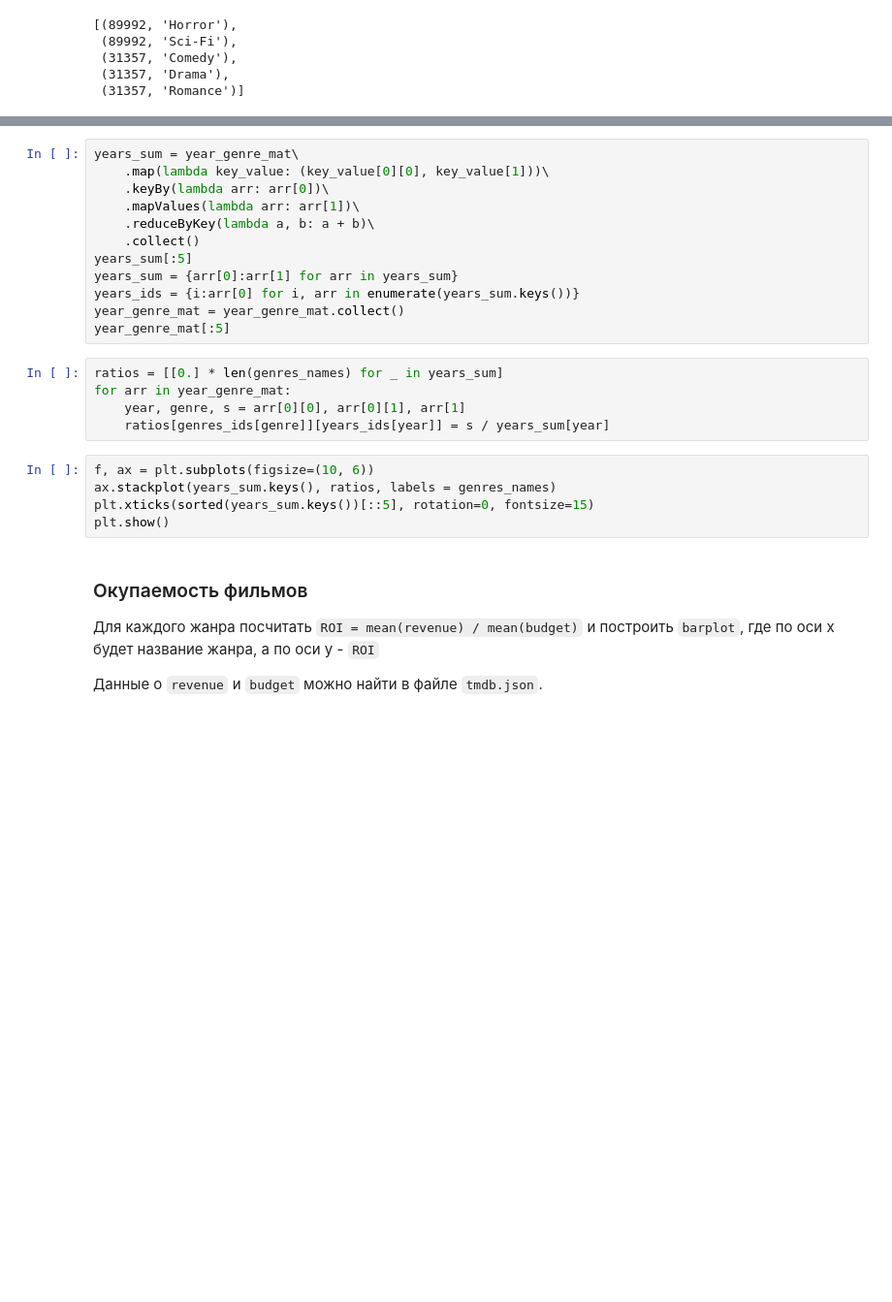
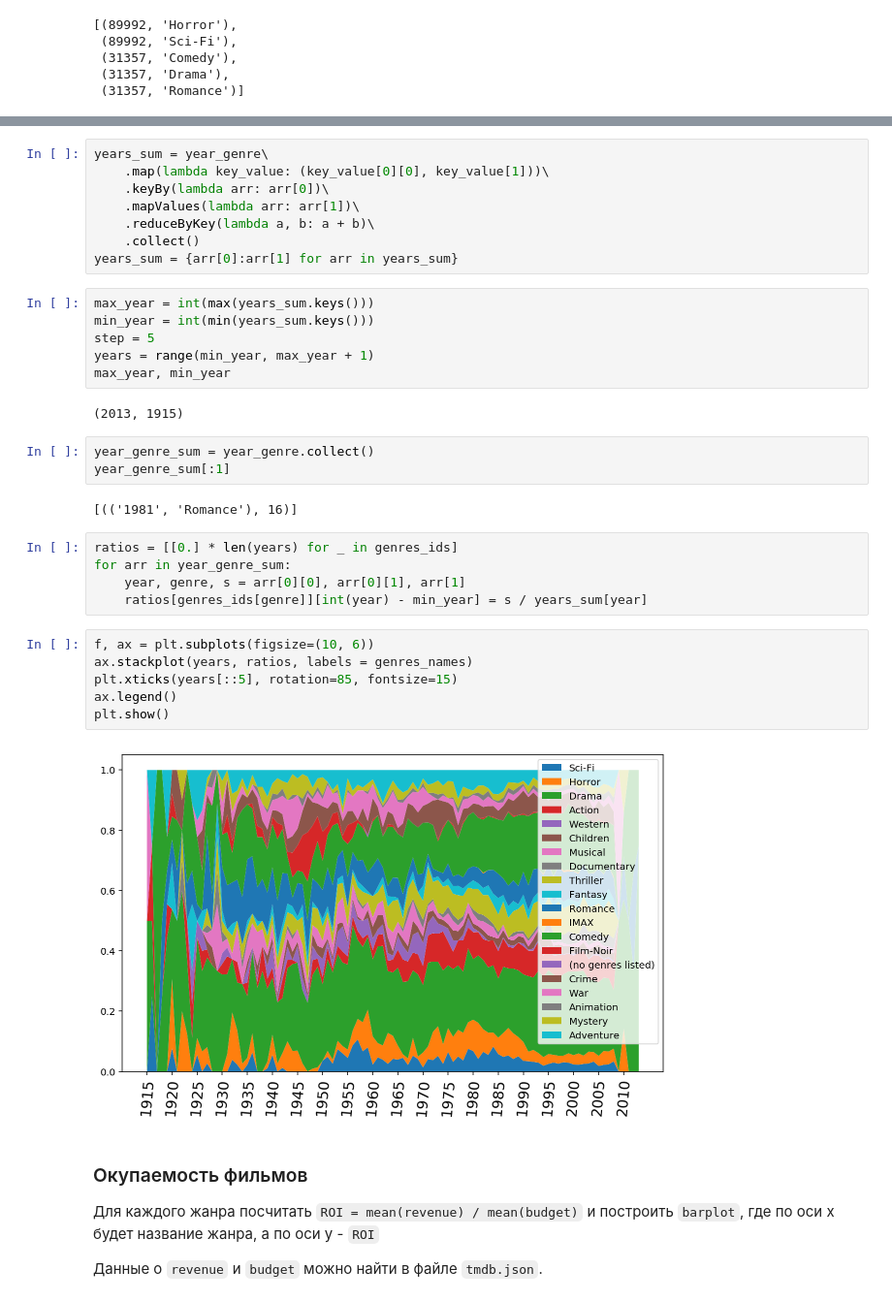
Before and after one commit to KatyaKos/MLBD, a Jupyter notebook: apache_spark/notebooks/spark_examples.ipynb, the cells around one changed output, grey strips where cells are left out. Shown at 97% size. Cells and saved outputs as stored; diff of their text form; blank space fills up the shorter version.

Commit message:
visualization

```diff
--- a/apache_spark/notebooks/spark_examples.ipynb
+++ b/apache_spark/notebooks/spark_examples.ipynb
@@ -592,25 +667,37 @@ year_genre_mat.take(5)
 # %%
-years_sum = year_genre_mat\
+years_sum = year_genre\
     .map(lambda key_value: (key_value[0][0], key_value[1]))\
     .keyBy(lambda arr: arr[0])\
     .mapValues(lambda arr: arr[1])\
     .reduceByKey(lambda a, b: a + b)\
     .collect()
-years_sum[:5]
 years_sum = {arr[0]:arr[1] for arr in years_sum}
-years_ids = {i:arr[0] for i, arr in enumerate(years_sum.keys())}
-year_genre_mat = year_genre_mat.collect()
-year_genre_mat[:5]
+# %%
+max_year = int(max(years_sum.keys()))
+min_year = int(min(years_sum.keys()))
+step = 5
+years = range(min_year, max_year + 1)
+max_year, min_year
+# %% [output]
+(2013, 1915)
+# %%
+year_genre_sum = year_genre.collect()
+year_genre_sum[:1]
+# %% [output]
+[(('1981', 'Romance'), 16)]
 # %%
-ratios = [[0.] * len(genres_names) for _ in years_sum]
-for arr in year_genre_mat:
+ratios = [[0.] * len(years) for _ in genres_ids]
+for arr in year_genre_sum:
     year, genre, s = arr[0][0], arr[0][1], arr[1]
-    ratios[genres_ids[genre]][years_ids[year]] = s / years_sum[year]
+    ratios[genres_ids[genre]][int(year) - min_year] = s / years_sum[year]
 # %%
 f, ax = plt.subplots(figsize=(10, 6))
-ax.stackplot(years_sum.keys(), ratios, labels = genres_names)
-plt.xticks(sorted(years_sum.keys())[::5], rotation=0, fontsize=15)
+ax.stackplot(years, ratios, labels = genres_names)
+plt.xticks(years[::5], rotation=85, fontsize=15)
+ax.legend()
 plt.show()
+# %% [output]
+[figure, added]
 # %% [markdown]
 ### Окупаемость фильмов
 
```
Also changed, not shown: parts of 25 cells of this notebook.
